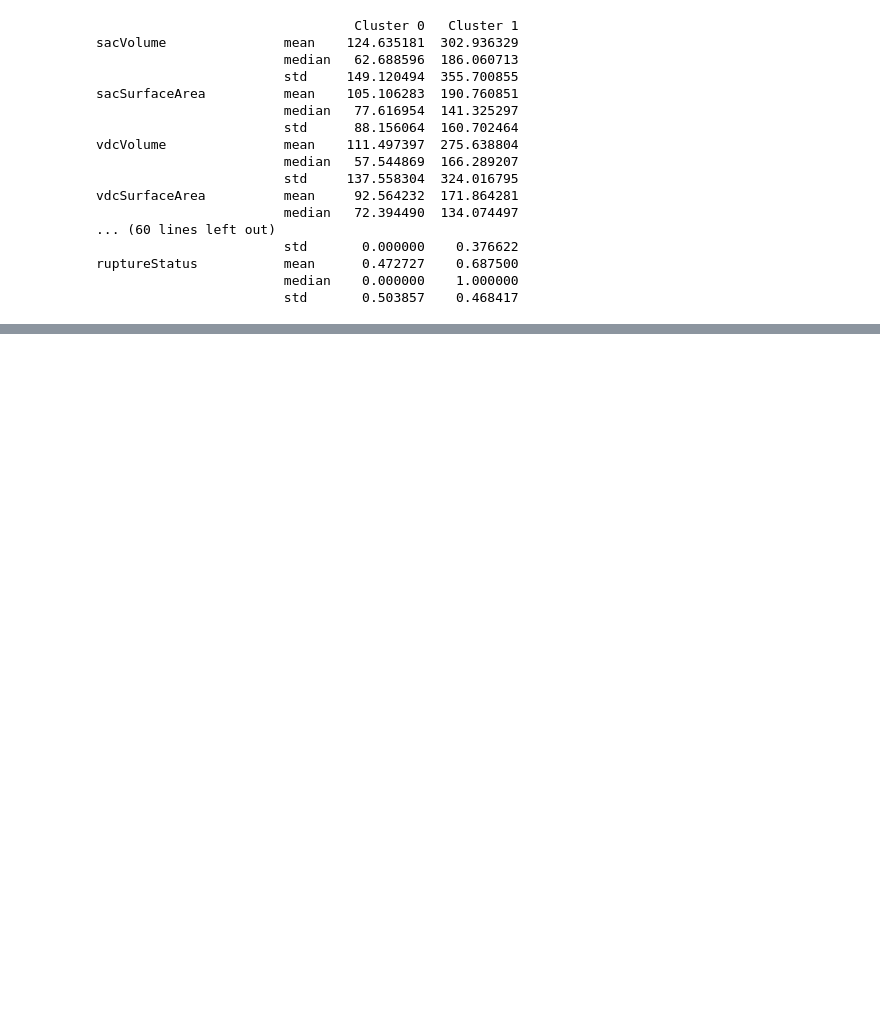
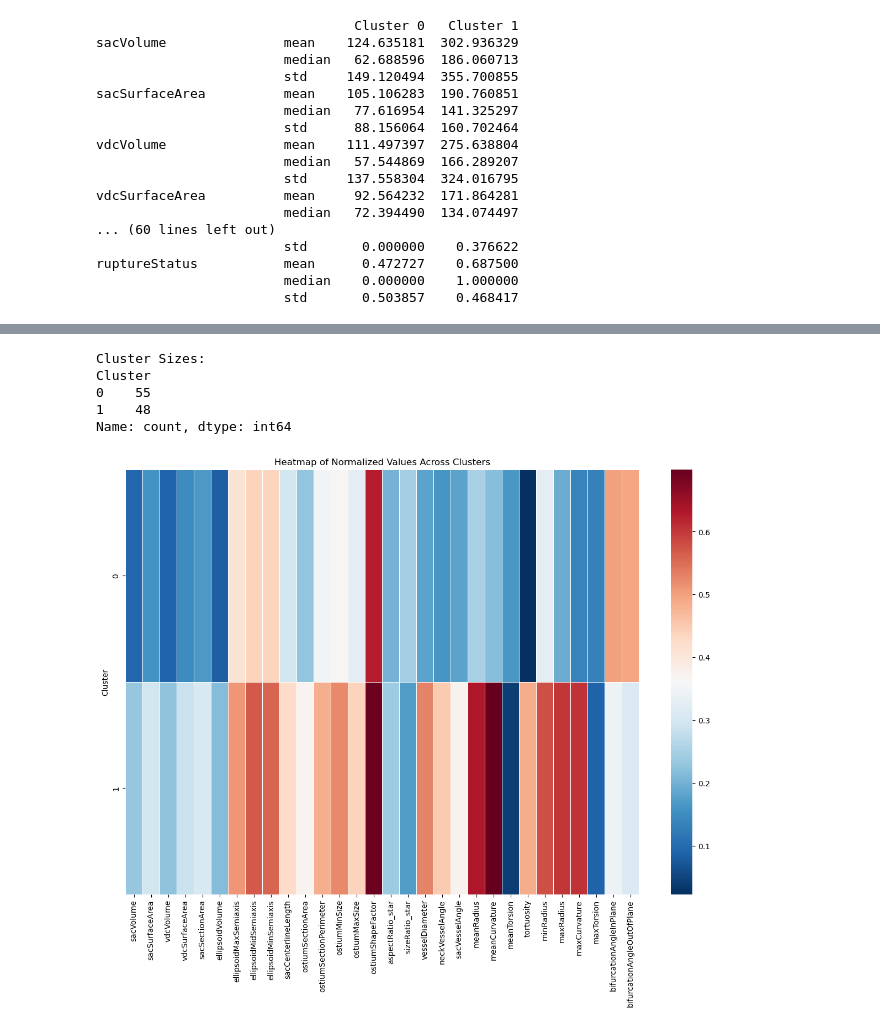
Before and after one commit to shrinitbabel/Aneurysm-CFD-Supervised-Clustering, a Jupyter notebook: Aneurysm EDA.ipynb, the cells around one changed output, grey strips where cells are left out. Saved outputs shown, nothing was run; the diff lists cells and outputs as text; code cells hidden in the pictures; blank space fills up the shorter version.

```diff
--- a/Aneurysm EDA.ipynb
+++ b/Aneurysm EDA.ipynb
@@ -457,0 +494,55 @@ print(combined_summary)
+# %%
+import pandas as pd
+import matplotlib.pyplot as plt
+
+# Assuming 'data' is your DataFrame and 'Cluster' is the column with cluster labels
+
+# Calculate the size of each cluster
+cluster_sizes = data['Cluster'].value_counts().sort_index()
+
+# Display the cluster sizes
+print("Cluster Sizes:")
+print(cluster_sizes)
+# %% [output]
+Cluster Sizes:
+Cluster
+0    55
+1    48
+Name: count, dtype: int64
+# %%
+import pandas as pd
+import numpy as np
+import seaborn as sns
+import matplotlib.pyplot as plt
+from sklearn.preprocessing import MinMaxScaler
+
+# Assuming data is already loaded and preprocessed
+
+# Define the list of numerical variables to be used
+numerical_vars = ['sacVolume', 'sacSurfaceArea', 'vdcVolume', 'vdcSurfaceArea',
+                 'sacSectionArea', 'ellipsoidVolume', 'ellipsoidMaxSemiaxis',
+                 'ellipsoidMidSemiaxis', 'ellipsoidMinSemiaxis', 'sacCenterlineLength',
+                 'ostiumSectionArea', 'ostiumSectionPerimeter', 'ostiumMinSize',
+                 'ostiumMaxSize', 'ostiumShapeFactor', 'aspectRatio_star', 'sizeRatio_star',
+                 'vesselDiameter', 'neckVesselAngle', 'sacVesselAngle', 'meanRadius',
+                 'meanCurvature', 'meanTorsion', 'tortuosity', 'minRadius', 'maxRadius',
+                 'maxCurvature', 'maxTorsion', 'bifurcationAngleInPlane',
+                 'bifurcationAngleOutOfPlane']
+
+# Normalize the numerical variables
+scaler = MinMaxScaler()
+data_normalized = pd.DataFrame(scaler.fit_transform(data[numerical_vars]), columns=numerical_vars)
+
+# Add the cluster labels back to the normalized data
+data_normalized['Cluster'] = data['Cluster']
+
+# Aggregate by cluster and calculate the mean of normalized values
+cluster_means = data_normalized.groupby('Cluster').mean()
+
+# Plot the heatmap
+plt.figure(figsize=(15, 10))
+sns.heatmap(cluster_means, cmap='RdBu_r', annot=False, linewidths=.5)
+plt.title('Heatmap of Normalized Values Across Clusters')
+plt.show()
+# %% [output]
+[figure, added]
```
Also changed, not shown: parts of 14 cells of this notebook, 3 other files.
